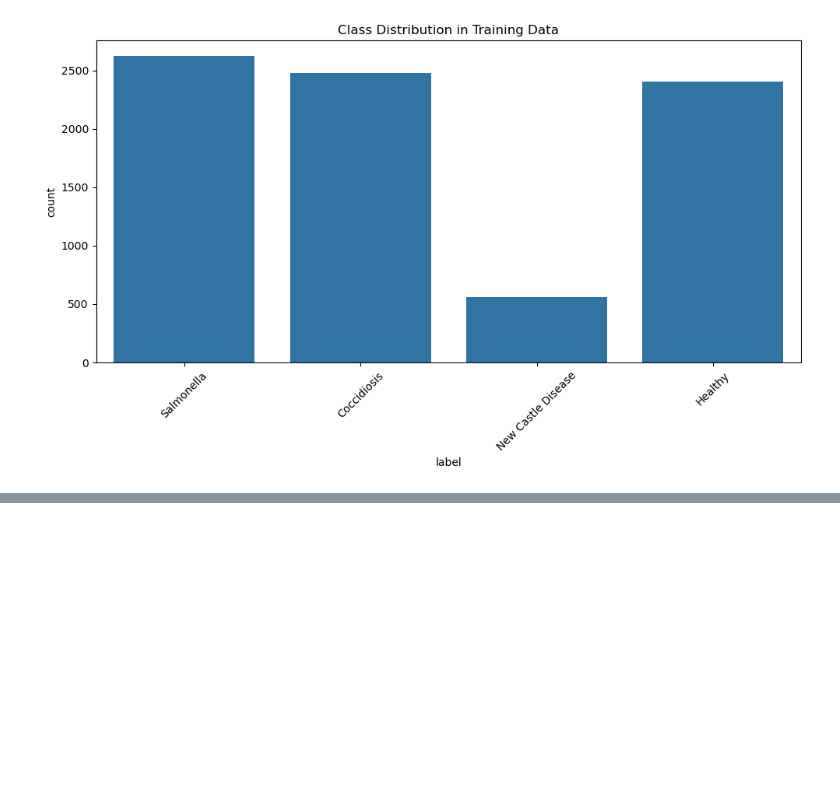
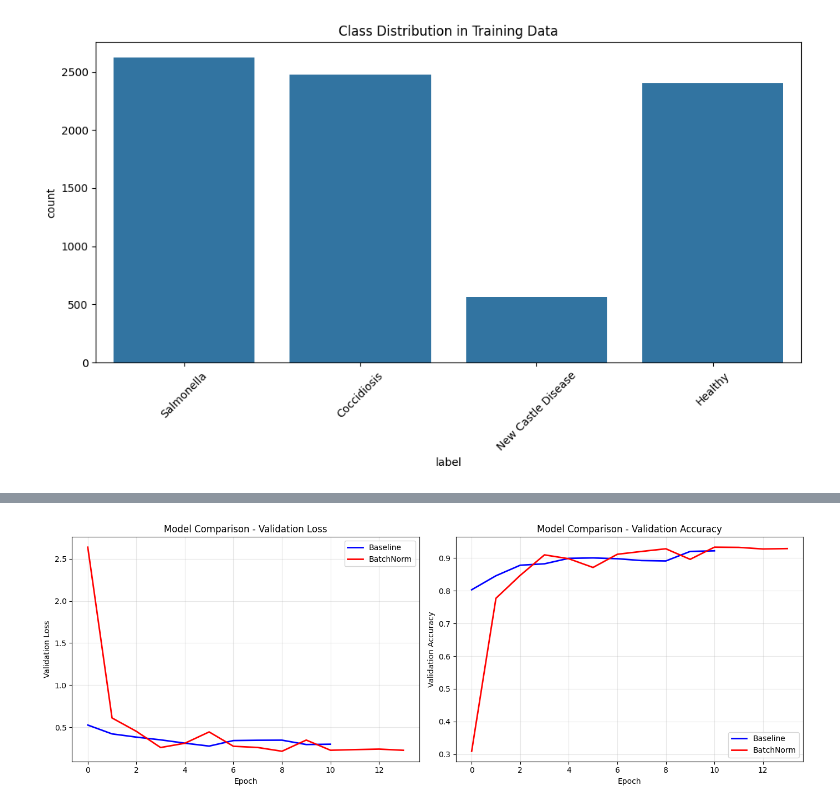
Before and after one commit to rizikilatifa/Chicken_Disease_Image_Classification, a Jupyter notebook: chicken disease.ipynb, the cells around one changed output, grey strips where cells are left out. Saved outputs shown, nothing was run; the diff lists cells and outputs as text; code cells hidden in the pictures; blank space fills up the shorter version.

```diff
--- a/chicken disease.ipynb
+++ b/chicken disease.ipynb
@@ -401,0 +897,20 @@ ModuleNotFoundError: No module named 'cv2'
+# %%
+# Compile and train the BatchNorm model
+batchnorm_model.compile(
+    optimizer='adam',
+    loss='categorical_crossentropy',
+    metrics=['accuracy']
+)
+
+print("Training model with Batch Normalization...")
+print("-" * 50)
+
+history_batchnorm = batchnorm_model.fit(
+    train_generator,
+    epochs=20,
+    validation_data=val_generator,
+    callbacks=callbacks,
+    verbose=1
+)
+
+print("\nTraining complete!")
@@ -401,0 +935,53 @@ ModuleNotFoundError: No module named 'cv2'
+# %%
+# Compare Baseline vs BatchNorm
+def compare_models(histories, labels, title="Model Comparison"):
+    """
+    Compare training histories of multiple models.
+    """
+    fig, (ax1, ax2) = plt.subplots(1, 2, figsize=(14, 5))
+
+    colors = ['blue', 'red', 'green', 'orange', 'purple']
+
+    # Plot validation loss
+    for i, (history, label) in enumerate(zip(histories, labels)):
+        ax1.plot(history.history['val_loss'], label=f'{label}',
+                 linewidth=2, color=colors[i % len(colors)])
+    ax1.set_xlabel('Epoch')
+    ax1.set_ylabel('Validation Loss')
+    ax1.set_title(f'{title} - Validation Loss')
+    ax1.legend()
+    ax1.grid(True, alpha=0.3)
+
+    # Plot validation accuracy
+    for i, (history, label) in enumerate(zip(histories, labels)):
+        ax2.plot(history.history['val_accuracy'], label=f'{label}',
+                 linewidth=2, color=colors[i % len(colors)])
+    ax2.set_xlabel('Epoch')
+    ax2.set_ylabel('Validation Accuracy')
+    ax2.set_title(f'{title} - Validation Accuracy')
+    ax2.legend()
+    ax2.grid(True, alpha=0.3)
+
+    plt.tight_layout()
+    plt.show()
+
+    # Print comparison table
+    print("\n" + "=" * 60)
+    print("FINAL RESULTS COMPARISON")
+    print("=" * 60)
+    print(f"{'Model':<20} {'Val Acc':<12} {'Val Loss':<12} {'Epochs':<10}")
+    print("-" * 60)
+    for history, label in zip(histories, labels):
+        val_acc = history.history['val_accuracy'][-1]
+        val_loss = history.history['val_loss'][-1]
+        epochs = len(history.history['val_accuracy'])
+        print(f"{label:<20} {val_acc:.4f}       {val_loss:.4f}       {epochs}")
+    print("=" * 60)
+
+# Compare the two models
+compare_models(
+    [history_baseline, history_batchnorm],
+    ['Baseline', 'BatchNorm']
+)
+# %% [output]
+[figure, added]
```
Also changed, not shown: parts of 43 cells of this notebook, 1 other file.
